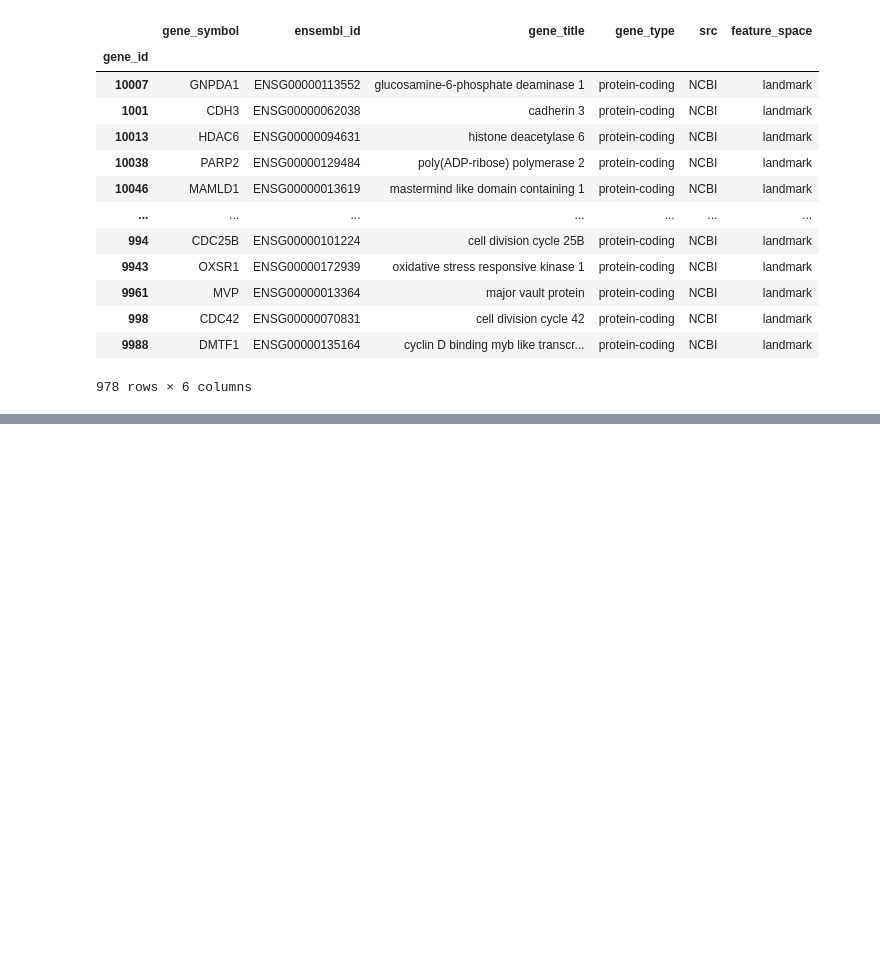
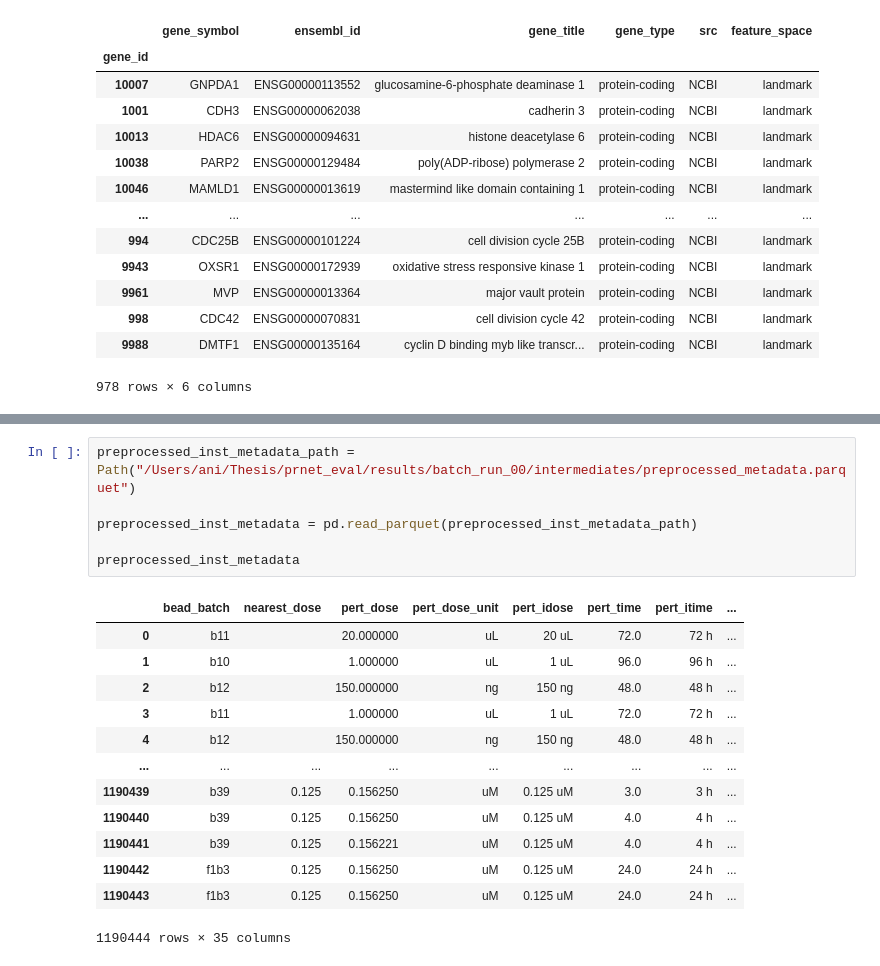
Before and after one commit to animichellegalstyan/prnet_eval, a Jupyter notebook: preprocessing_notebook.ipynb, the cells around one changed output, grey strips where cells are left out. Saved outputs shown, nothing was run; the diff lists cells and outputs as text; blank space fills up the shorter version.

```diff
--- a/preprocessing_notebook.ipynb
+++ b/preprocessing_notebook.ipynb
@@ -519,0 +542,20 @@ adata_train.var
+# %%
+preprocessed_inst_metadata_path = Path("/Users/ani/Thesis/prnet_eval/results/batch_run_00/intermediates/preprocessed_metadata.parquet")
+
+preprocessed_inst_metadata = pd.read_parquet(preprocessed_inst_metadata_path)
+
+preprocessed_inst_metadata
+# %% [output]
+|  | bead_batch | nearest_dose | pert_dose | pert_dose_unit | pert_idose | pert_time | pert_itime | ... |
+| 0 | b11 |  | 20.000000 | uL | 20 uL | 72.0 | 72 h | ... |
+| 1 | b10 |  | 1.000000 | uL | 1 uL | 96.0 | 96 h | ... |
+| 2 | b12 |  | 150.000000 | ng | 150 ng | 48.0 | 48 h | ... |
+| 3 | b11 |  | 1.000000 | uL | 1 uL | 72.0 | 72 h | ... |
+| 4 | b12 |  | 150.000000 | ng | 150 ng | 48.0 | 48 h | ... |
+| ... | ... | ... | ... | ... | ... | ... | ... | ... |
+| 1190439 | b39 | 0.125 | 0.156250 | uM | 0.125 uM | 3.0 | 3 h | ... |
+| 1190440 | b39 | 0.125 | 0.156250 | uM | 0.125 uM | 4.0 | 4 h | ... |
+| 1190441 | b39 | 0.125 | 0.156221 | uM | 0.125 uM | 4.0 | 4 h | ... |
+| 1190442 | f1b3 | 0.125 | 0.156250 | uM | 0.125 uM | 24.0 | 24 h | ... |
+| 1190443 | f1b3 | 0.125 | 0.156250 | uM | 0.125 uM | 24.0 | 24 h | ... |
+1190444 rows × 35 columns
```
Also changed, not shown: parts of 8 cells of this notebook, 9 other files.
